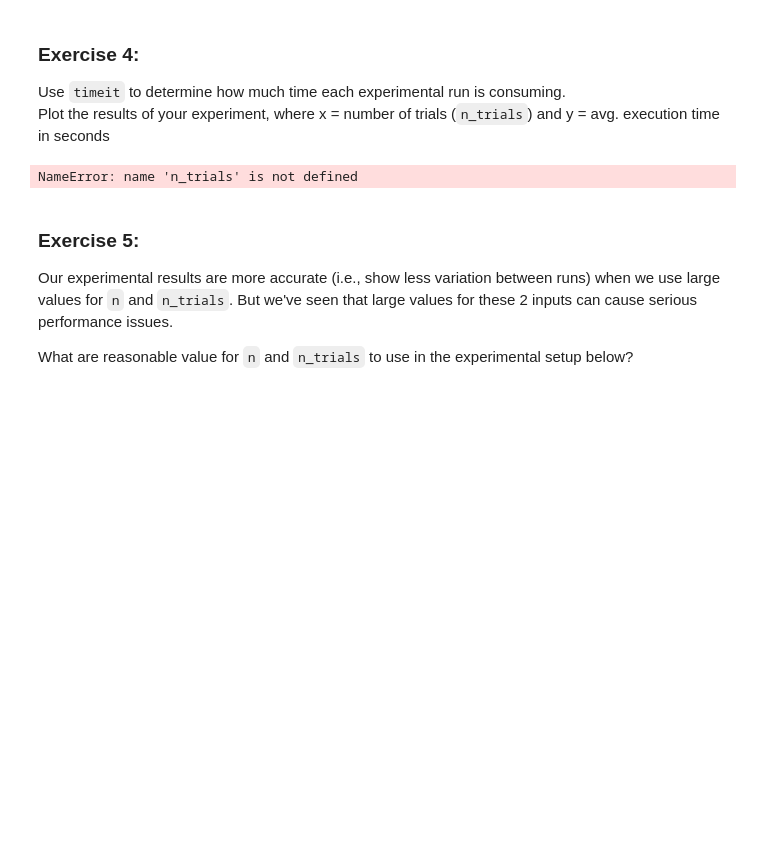
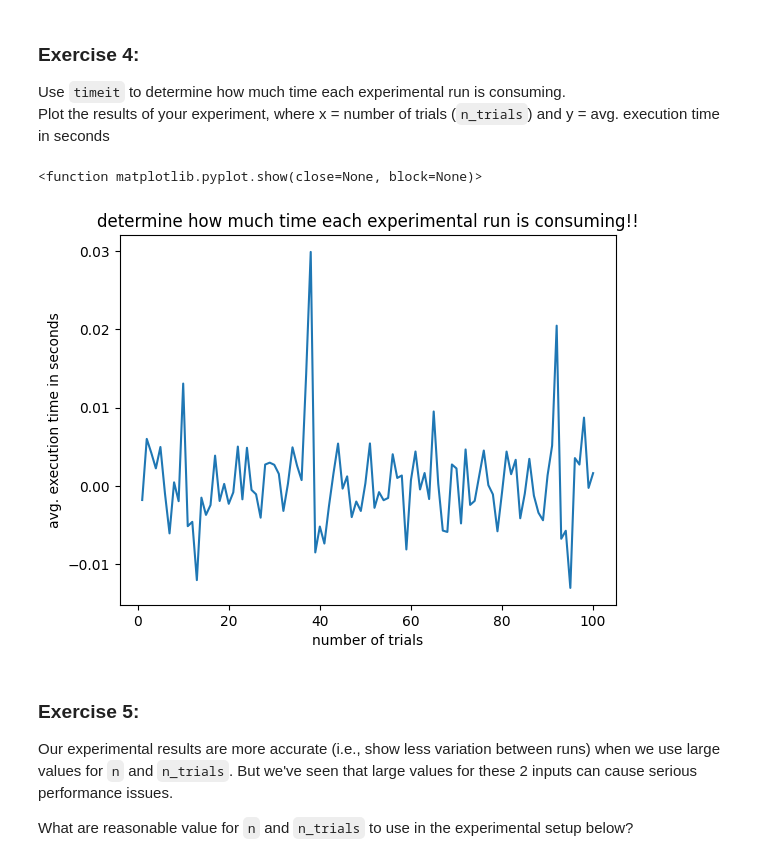
Before and after one commit to falakjaiin/cap-comp215, a Jupyter notebook: labs/lab04-graphs.ipynb, the cells around one changed output. Saved outputs shown, nothing was run; the diff lists cells and outputs as text; code cells hidden in the pictures; blank space fills up the shorter version.

```diff
--- a/labs/lab04-graphs.ipynb
+++ b/labs/lab04-graphs.ipynb
@@ -189,34 +189,43 @@ Plot the results of your experiment, where x = number of trials (`n_trials`) and
 # %%
 # Solution for Ex. 4 here...
 def experiment_time(n , p , n_trials):
-  execution_time_list = []
+  trials_graphed = []
+  execution_time_graphed = []
 
-  for i in range(n_trials):
+  for i in range(1 , n_trials+1):
+    execution_time_list = []
 
-    start = timeit.default_timer()
-    trials_graph = make_random_graph(n, p)
+    for j in range(3):
+      start = timeit(lambda: proportion_connected(n , p , n_trials), number = 3)
 
-    nx.is_connected(trials_graph)
+      trials_graph = make_random_graph(n, p)
+      is_connected(trials_graph)
 
-    end = timeit.default_timer()
-    execution_time = end - start
-    execution_time_list.append(execution_time)
+      end = timeit(lambda: proportion_connected(n , p , n_trials), number = 3)
+      execution_time = end - start
+      execution_time_list.append(execution_time)
 
-  avg_time = np.mean(execution_time_list)
-  return avg_time
+    avg_time = np.mean(execution_time_list)
+    execution_time_graphed.append(avg_time)
+  return execution_time_graphed
 
-n = 5
-p = 0.5
-n_trials = 50
-trials_list = [i for i in range(1 , n_trials)]
-avgg_time =
-plt.plot(trials_list , avgg_time )
+
+n = 30
+p = 0.1
+n_trials = 100
+
+trials_list = [i for i in range(1 , n_trials+1)]
+execution_time_graphed = experiment_time(n , p , n_trials)
+
+
+plt.plot(trials_list , execution_time_graphed )
 plt.title('determine how much time each experimental run is consuming!!')
 plt.xlabel('number of trials')
 plt.ylabel('avg. execution time in seconds')
 plt.show
 # %% [output]
-NameError: name 'n_trials' is not defined
+<function matplotlib.pyplot.show(close=None, block=None)>
+[figure, added]
 # %% [markdown]
 ### Exercise 5:
 Our experimental results are more accurate (i.e., show less variation between runs) when we use large values for `n` and `n_trials`.  But we've seen that large values for these 2 inputs can cause serious performance issues.
```
Also changed, not shown: parts of 3 cells of this notebook.
